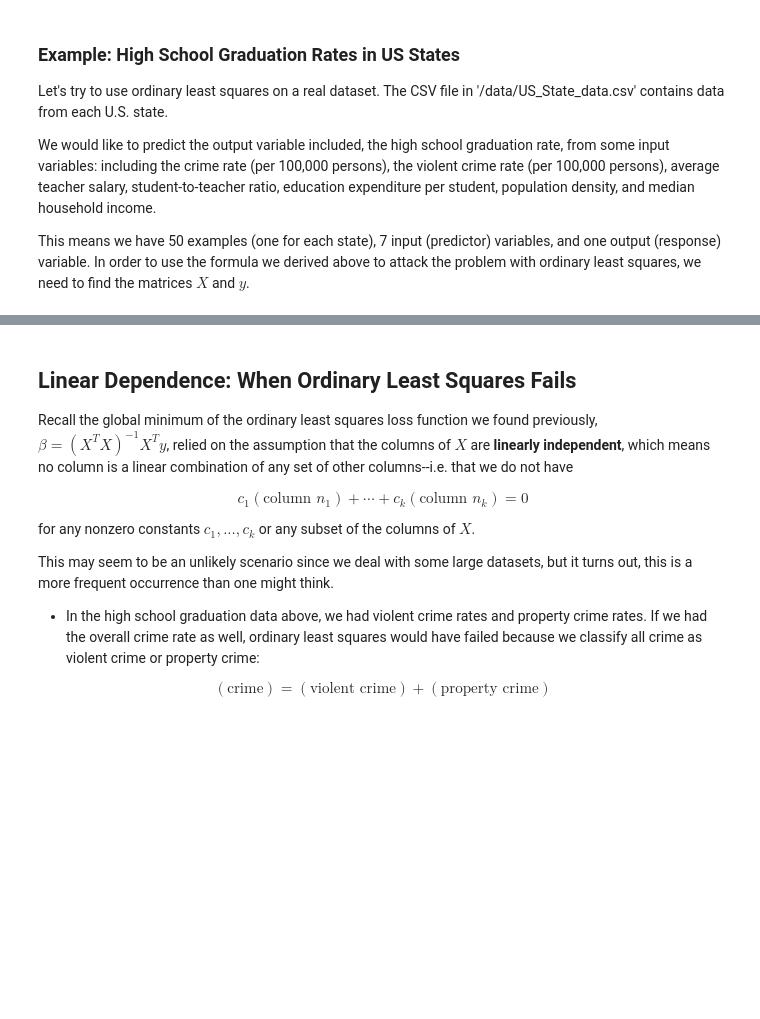
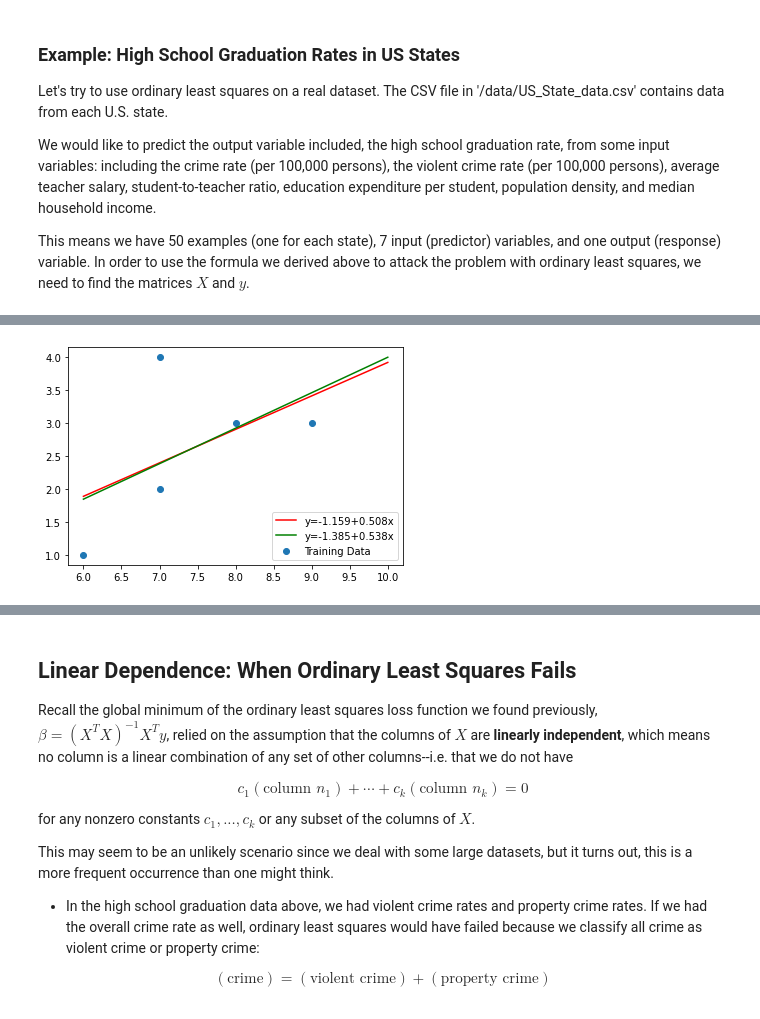
Before and after one commit to rtwhite1546/Fall-2020-Neural-Networks, a Jupyter notebook: Week-2/Week2-Regression-GradientDescent.ipynb, the cells around one changed output, grey strips where cells are left out. Drawn from its saved outputs; the diff is of its cells as text; code cells hidden in the pictures; blank space fills up the shorter version.

```diff
--- a/Week-2/Week2-Regression-GradientDescent.ipynb
+++ b/Week-2/Week2-Regression-GradientDescent.ipynb
@@ -522,0 +538,5 @@ def gradientDescent(f, x0, h, tolerance, maxIterations):
+# %%
+f = lambda x : x[0]**2
+
+x = gradientDescent(f,[2],0.4,0.000001,10000)
+print(x, f(x))
@@ -522,0 +547,5 @@ def gradientDescent(f, x0, h, tolerance, maxIterations):
+# %%
+f = lambda x: np.sin(x)
+
+x = gradientDescent(f,[2],0.5,0.0001,10000)
+print(x, f(x))
@@ -522,0 +635,71 @@ def gradientDescent(f, x0, h, tolerance, maxIterations):
+# %%
+X = np.array([[6], [7], [8], [9], [7]])
+y = np.array([1, 2, 3, 3, 4])
+
+print('FOR THE GRADIENT-BASED ORDINARY LEAST SQUARES CODE \n')
+
+# instantiate an OLS (gradient) object, fit to data, predict data
+model = OrdinaryLeastSquaresGradient()
+model.fit(X, y, h = 0.001, tolerance = 0.01, maxIterations = 100000)
+predictions = model.predict(X)
+
+# print the predictions
+print('The predicted y values are', predictions.T[0])
+
+# print the real y values
+print('The real y values are', y)
+
+# print the beta values
+parameters = model.beta
+print('The beta values are', parameters)
+
+# plot the training points
+plt.scatter(X, y, label = 'Training Data')
+
+# plot the fitted model with the training data
+xModel = np.linspace(6,10,100)
+yModel = parameters[0] + parameters[1]*xModel
+lineFormula = 'y={:.3f}+{:.3f}x'.format(parameters[0], parameters[1])
+plt.plot(xModel, yModel, 'r', label = lineFormula)
+
+# add a legend
+plt.legend()
+
+# return quality metrics
+print('The r^2 score is', r2_score(y, predictions))
+print('The mean squared error is', mean_squared_error(y, predictions))
+print('The mean absolute error is', mean_absolute_error(y, predictions),'\n')
+
+###################################################################################
+
+print('FOR THE EXACT ORDINARY LEAST SQUARES CODE \n')
+
+# instantiate an OLS (exact) object, fit to data, predict data
+model = OrdinaryLeastSquaresExact()
+model.fit(X,y)
+predictions = model.predict(X)
+
+# print the predictions
+print('The predicted y values are', predictions.T[0])
+
+# print the real y values
+print('The real y values are', y)
+
+# print the beta values
+parameters = model.beta
+print('The beta values are', parameters)
+
+# plot the fitted model with the training data
+xModel = np.linspace(6,10,100)
+yModel = parameters[0] + parameters[1]*xModel
+lineFormula = 'y={:.3f}+{:.3f}x'.format(parameters[0], parameters[1])
+plt.plot(xModel, yModel, 'g', label = lineFormula)
+
+# add a legend
+plt.legend()
+
+# return quality metrics
+print('The r^2 score is', r2_score(y, predictions))
+print('The mean squared error is', mean_squared_error(y, predictions))
+print('The mean absolute error is', mean_absolute_error(y, predictions))
+# %% [output]
@@ -522,0 +725 @@ def gradientDescent(f, x0, h, tolerance, maxIterations):
+[figure, added]
```
Also changed, not shown: parts of 20 cells of this notebook.
